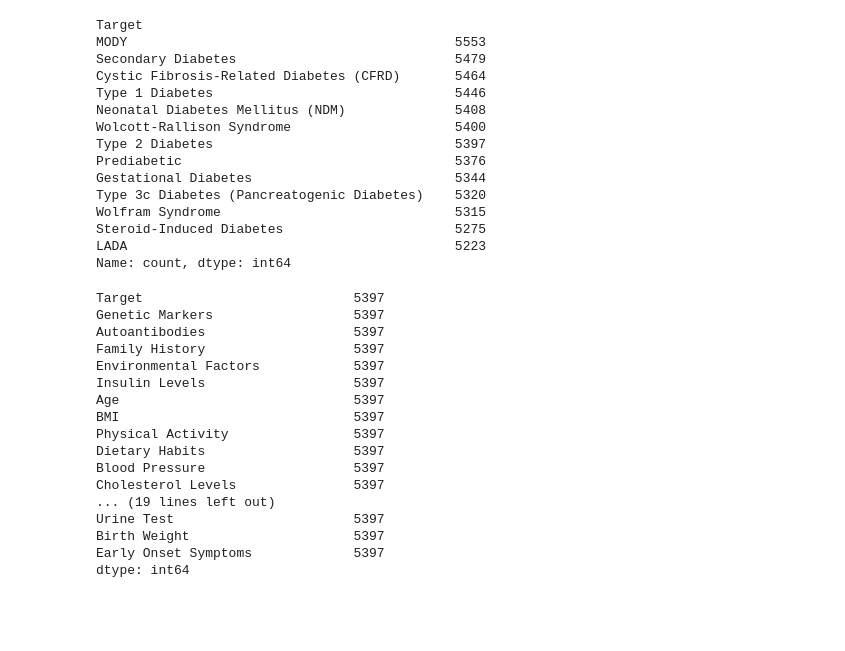
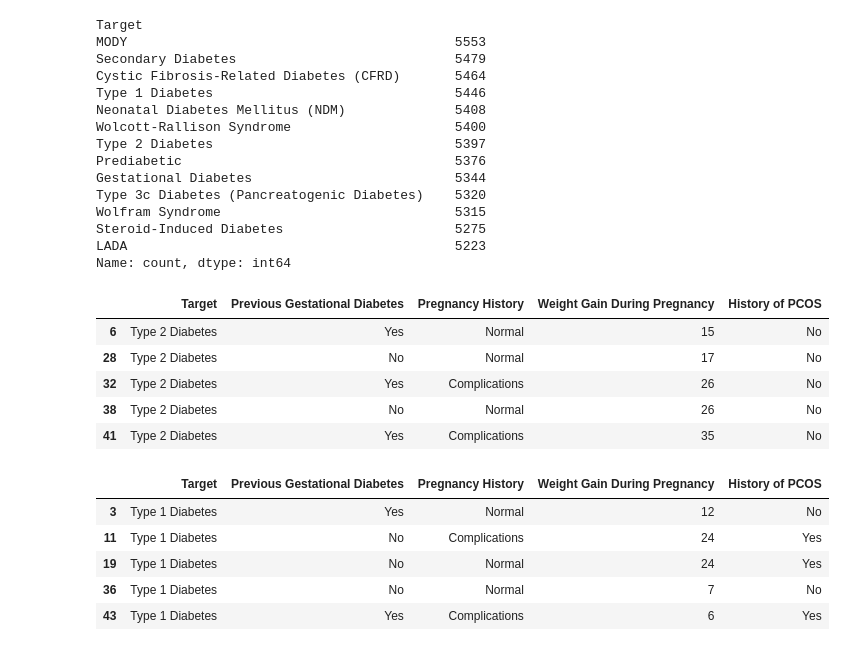
Before and after one commit to darren-coder/project-one, a Jupyter notebook: Henry_type2/Henry_type2_data.ipynb, the cells around one changed output. Saved outputs shown, nothing was run; the diff lists cells and outputs as text; code cells hidden in the pictures; blank space fills up the shorter version.

```diff
--- a/Henry_type2/Henry_type2_data.ipynb
+++ b/Henry_type2/Henry_type2_data.ipynb
@@ -30,22 +30,3 @@ LADA                                          5223
 Name: count, dtype: int64
 # %%
 type2_df = original_data[original_data['Target'] == 'Type 2 Diabetes']
-type2_df.count()
-# %% [output]
-Target                           5397
-Genetic Markers                  5397
-Autoantibodies                   5397
-Family History                   5397
-Environmental Factors            5397
-Insulin Levels                   5397
-Age                              5397
-BMI                              5397
-Physical Activity                5397
-Dietary Habits                   5397
-Blood Pressure                   5397
-Cholesterol Levels               5397
-... (19 lines left out)
-Urine Test                       5397
-Birth Weight                     5397
-Early Onset Symptoms             5397
-dtype: int64
@@ -51,0 +41,20 @@ dtype: int64
+# %%
+pregnancy_type2_df = type2_df[["Target","Previous Gestational Diabetes","Pregnancy History","Weight Gain During Pregnancy","History of PCOS"]]
+pregnancy_type2_df.head()
+# %% [output]
+|  | Target | Previous Gestational Diabetes | Pregnancy History | Weight Gain During Pregnancy | History of PCOS |
+| 6 | Type 2 Diabetes | Yes | Normal | 15 | No |
+| 28 | Type 2 Diabetes | No | Normal | 17 | No |
+| 32 | Type 2 Diabetes | Yes | Complications | 26 | No |
+| 38 | Type 2 Diabetes | No | Normal | 26 | No |
+| 41 | Type 2 Diabetes | Yes | Complications | 35 | No |
+# %%
+pregnancy_type1_df = type1_df[["Target","Previous Gestational Diabetes","Pregnancy History","Weight Gain During Pregnancy","History of PCOS"]]
+pregnancy_type1_df.head()
+# %% [output]
+|  | Target | Previous Gestational Diabetes | Pregnancy History | Weight Gain During Pregnancy | History of PCOS |
+| 3 | Type 1 Diabetes | Yes | Normal | 12 | No |
+| 11 | Type 1 Diabetes | No | Complications | 24 | Yes |
+| 19 | Type 1 Diabetes | No | Normal | 24 | Yes |
+| 36 | Type 1 Diabetes | No | Normal | 7 | No |
+| 43 | Type 1 Diabetes | Yes | Complications | 6 | Yes |
```
Also changed, not shown: parts of 30 cells of this notebook.
